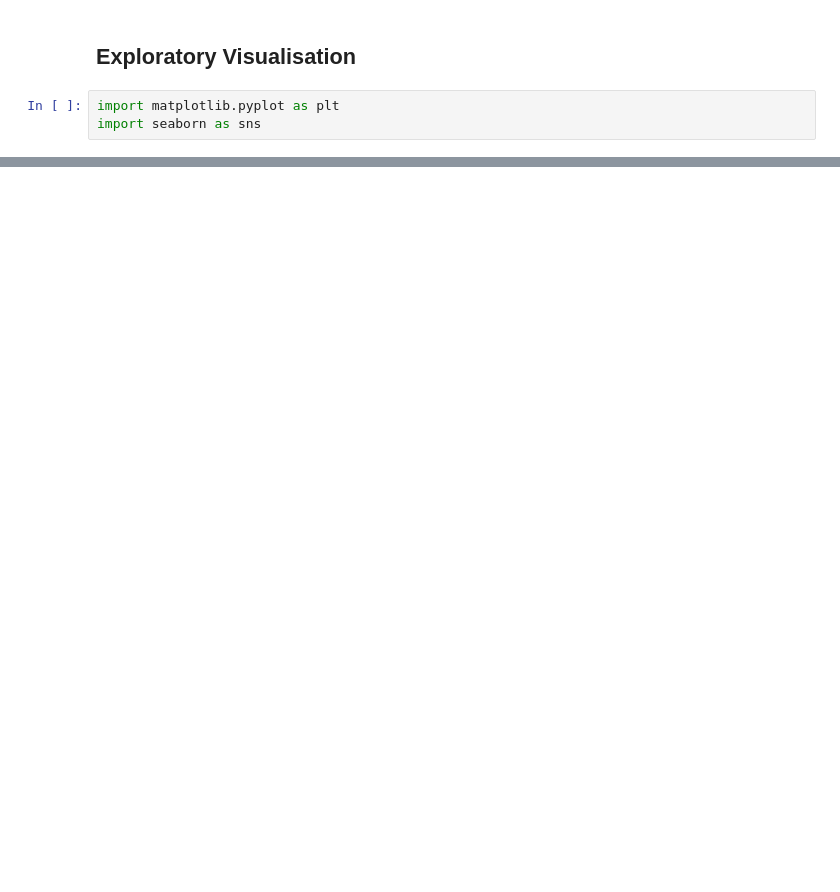
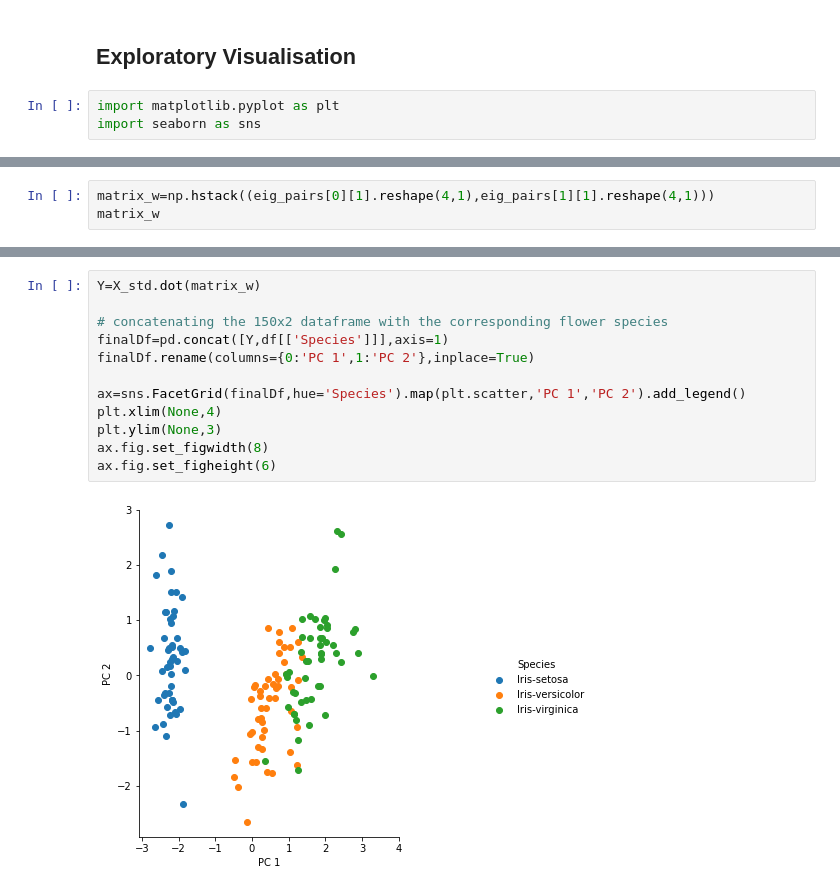
Before and after one commit to Devtown-India/-REVIEW-PCA-WORKBOOK, a Jupyter notebook: PCA.ipynb, the cells around one changed output, grey strips where cells are left out. Cells and saved outputs as stored; diff of their text form; blank space fills up the shorter version.

```diff
--- a/PCA.ipynb
+++ b/PCA.ipynb
@@ -37,0 +191,3 @@ import seaborn as sns
+# %%
+matrix_w=np.hstack((eig_pairs[0][1].reshape(4,1),eig_pairs[1][1].reshape(4,1)))
+matrix_w
@@ -37,0 +207,14 @@ import seaborn as sns
+# %%
+Y=X_std.dot(matrix_w)
+
+# concatenating the 150x2 dataframe with the corresponding flower species
+finalDf=pd.concat([Y,df[['Species']]],axis=1)
+finalDf.rename(columns={0:'PC 1',1:'PC 2'},inplace=True)
+
+ax=sns.FacetGrid(finalDf,hue='Species').map(plt.scatter,'PC 1','PC 2').add_legend()
+plt.xlim(None,4)
+plt.ylim(None,3)
+ax.fig.set_figwidth(8)
+ax.fig.set_figheight(6)
+# %% [output]
+[figure, added]
```
Also changed, not shown: parts of 17 cells of this notebook.
